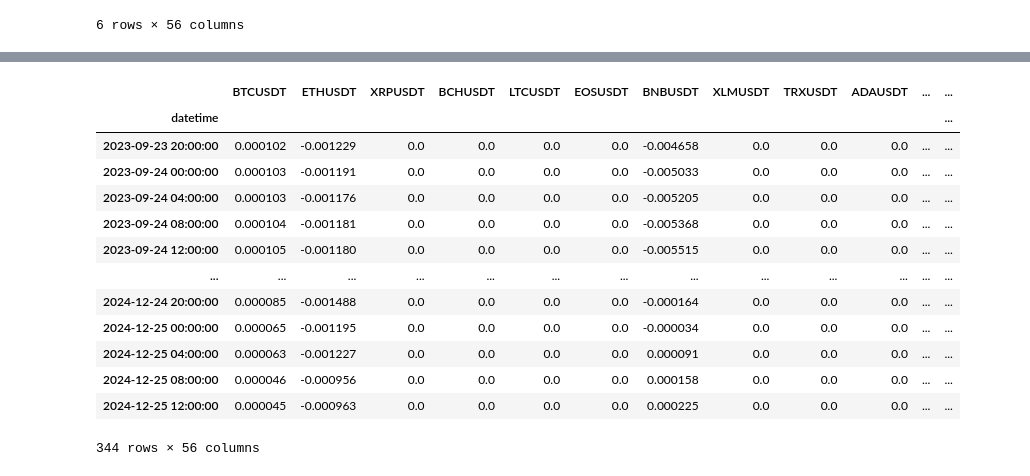
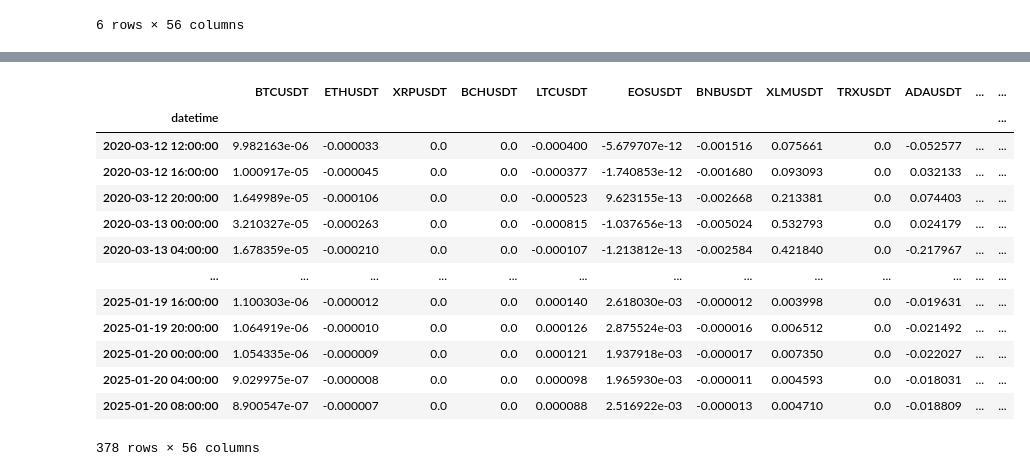
Before and after one commit to wbchristerson/jn-learning, a Jupyter notebook: strategy_09_dynamic_triples.ipynb, the cells around one changed output, grey strips where cells are left out. Saved outputs shown, nothing was run; the diff lists cells and outputs as text; code cells hidden in the pictures.

```diff
--- a/strategy_09_dynamic_triples.ipynb
+++ b/strategy_09_dynamic_triples.ipynb
@@ -267,7 +348,11 @@ Name: 2020-01-02 08:00:00, dtype: float64
 from statsmodels.regression.rolling import RollingOLS
 
 model = RollingOLS(px_close["BTCUSDT"], independent_data_with_zeroes, window=look_back_window_size,
-                   min_nobs=look_back_min_periods, expanding=True)
+                   min_nobs=look_back_min_periods,
+                   expanding=True)
+
+# model = RollingOLS(px_close["BTCUSDT"], independent_data_with_zeroes, window=8, expanding=True)
+
 rolling_result = model.fit(params_only=True)
 rolling_result.params
 # %% [output]
@@ -311,0 +470,25 @@ independent_data_with_zeroes.loc["2020-06-01"]
+# %%
+import statsmodels.api as sm
+
+running_params = pd.DataFrame(0.0, columns=independent_data_with_zeroes.columns, index=[])
+
+for index in range(look_back_window_size, len(independent_data_with_zeroes)):
+    dependent_var_data = px_close["BTCUSDT"].iloc[(index-look_back_window_size):index]
+    independent_vars_data = independent_data_with_zeroes.iloc[(index-look_back_window_size):index]
+    model = sm.OLS(dependent_var_data, independent_vars_data)
+    result = model.fit()
+    running_params.loc[independent_data_with_zeroes.index[index]] = result.params
+
+
+model = sm.OLS(
+    px_close["BTCUSDT"].iloc[0:look_back_window_size],
+    independent_data_with_zeroes[0:look_back_window_size])
+result = model.fit()
+
+# independent_data_with_zeroes[independent_coins]
+# independent_data_with_zeroes
+# px_close["BTCUSDT"]
+
+# result.params
+# result.summary()
+running_params
@@ -312,4 +559,7 @@ independent_data_with_zeroes.loc["2020-06-01"]
 # %%
-estimates = (rolling_result.params[independent_coins] * px_close[independent_coins]).sum(axis=1) + rolling_result.params["const"]
+# estimates = (rolling_result.params[independent_coins] * independent_data_with_zeroes[independent_coins]).sum(axis=1) + rolling_result.params["const"]
+# estimates
+
+estimates = (running_params[independent_coins] * independent_data_with_zeroes[independent_coins]).sum(axis=1) + running_params["const"]
 estimates
 # %% [output]
@@ -541,7 +790,7 @@ get_net_return(holdings_df_A, close_price_returns).cumsum().plot()
 from enum import Enum
 import math
 
-threshold = 2.5
+threshold = 3.0
 
 holdings_df_B = pd.DataFrame(0.0, columns=px_close.columns, index=px_close.index)
 
@@ -549,47 +798,49 @@ class ZScoreType(Enum):
     HI_Z_SCORE = 1
     LO_Z_SCORE = 2
     MID_Z_SCORE = 3
 
 z_score_type = ZScoreType.MID_Z_SCORE
 
 for datetime_point in px_close.index:
     curr_z_score = z_scores.loc[datetime_point]
     if not math.isnan(curr_z_score):
         if curr_z_score > threshold or (z_score_type == ZScoreType.HI_Z_SCORE and curr_z_score > 0.0):
             holdings_df_B.loc[datetime_point, "BTCUSDT"] = -1.0
             holdings_df_B.loc[datetime_point, independent_coins] = \
-                rolling_result.params.loc[datetime_point, independent_coins]
+                running_params.loc[datetime_point, independent_coins]
+                #rolling_result.params.loc[datetime_point, independent_coins]
             z_score_type = ZScoreType.HI_Z_SCORE
         elif curr_z_score < -threshold or (z_score_type == ZScoreType.LO_Z_SCORE and curr_z_score < 0.0):
             holdings_df_B.loc[datetime_point, "BTCUSDT"] = 1.0
             holdings_df_B.loc[datetime_point, independent_coins] = \
-                -rolling_result.params.loc[datetime_point, independent_coins]
+                -running_params.loc[datetime_point, independent_coins]
+                #-rolling_result.params.loc[datetime_point, independent_coins]
             z_score_type = ZScoreType.LO_Z_SCORE
         elif curr_z_score > 0.0 and z_score_type == ZScoreType.LO_Z_SCORE:
             z_score_type = ZScoreType.MID_Z_SCORE
         elif curr_z_score < 0.0 and z_score_type == ZScoreType.HI_Z_SCORE:
             z_score_type = ZScoreType.MID_Z_SCORE
 
 holdings_df_B = holdings_df_B.divide(holdings_df_B.abs().sum(axis=1), axis=0)
 holdings_df_B = holdings_df_B.shift()
 holdings_df_B.fillna(0.0, inplace=True)
 
 holdings_df_B[holdings_df_B["BTCUSDT"] > 0.0]
 # %% [output]
 |  | BTCUSDT | ETHUSDT | XRPUSDT | BCHUSDT | LTCUSDT | EOSUSDT | BNBUSDT | XLMUSDT | TRXUSDT | ADAUSDT | ... | ... |
 | datetime |  |  |  |  |  |  |  |  |  |  |  | ... |
-| 2023-09-23 20:00:00 | 0.000102 | -0.001229 | 0.0 | 0.0 | 0.0 | 0.0 | -0.004658 | 0.0 | 0.0 | 0.0 | ... | ... |
-| 2023-09-24 00:00:00 | 0.000103 | -0.001191 | 0.0 | 0.0 | 0.0 | 0.0 | -0.005033 | 0.0 | 0.0 | 0.0 | ... | ... |
-| 2023-09-24 04:00:00 | 0.000103 | -0.001176 | 0.0 | 0.0 | 0.0 | 0.0 | -0.005205 | 0.0 | 0.0 | 0.0 | ... | ... |
-| 2023-09-24 08:00:00 | 0.000104 | -0.001181 | 0.0 | 0.0 | 0.0 | 0.0 | -0.005368 | 0.0 | 0.0 | 0.0 | ... | ... |
-| 2023-09-24 12:00:00 | 0.000105 | -0.001180 | 0.0 | 0.0 | 0.0 | 0.0 | -0.005515 | 0.0 | 0.0 | 0.0 | ... | ... |
+| 2020-03-12 12:00:00 | 9.982163e-06 | -0.000033 | 0.0 | 0.0 | -0.000400 | -5.679707e-12 | -0.001516 | 0.075661 | 0.0 | -0.052577 | ... | ... |
+| 2020-03-12 16:00:00 | 1.000917e-05 | -0.000045 | 0.0 | 0.0 | -0.000377 | -1.740853e-12 | -0.001680 | 0.093093 | 0.0 | 0.032133 | ... | ... |
+| 2020-03-12 20:00:00 | 1.649989e-05 | -0.000106 | 0.0 | 0.0 | -0.000523 | 9.623155e-13 | -0.002668 | 0.213381 | 0.0 | 0.074403 | ... | ... |
+| 2020-03-13 00:00:00 | 3.210327e-05 | -0.000263 | 0.0 | 0.0 | -0.000815 | -1.037656e-13 | -0.005024 | 0.532793 | 0.0 | 0.024179 | ... | ... |
+| 2020-03-13 04:00:00 | 1.678359e-05 | -0.000210 | 0.0 | 0.0 | -0.000107 | -1.213812e-13 | -0.002584 | 0.421840 | 0.0 | -0.217967 | ... | ... |
 | ... | ... | ... | ... | ... | ... | ... | ... | ... | ... | ... | ... | ... |
-| 2024-12-24 20:00:00 | 0.000085 | -0.001488 | 0.0 | 0.0 | 0.0 | 0.0 | -0.000164 | 0.0 | 0.0 | 0.0 | ... | ... |
-| 2024-12-25 00:00:00 | 0.000065 | -0.001195 | 0.0 | 0.0 | 0.0 | 0.0 | -0.000034 | 0.0 | 0.0 | 0.0 | ... | ... |
-| 2024-12-25 04:00:00 | 0.000063 | -0.001227 | 0.0 | 0.0 | 0.0 | 0.0 | 0.000091 | 0.0 | 0.0 | 0.0 | ... | ... |
-| 2024-12-25 08:00:00 | 0.000046 | -0.000956 | 0.0 | 0.0 | 0.0 | 0.0 | 0.000158 | 0.0 | 0.0 | 0.0 | ... | ... |
-| 2024-12-25 12:00:00 | 0.000045 | -0.000963 | 0.0 | 0.0 | 0.0 | 0.0 | 0.000225 | 0.0 | 0.0 | 0.0 | ... | ... |
+| 2025-01-19 16:00:00 | 1.100303e-06 | -0.000012 | 0.0 | 0.0 | 0.000140 | 2.618030e-03 | -0.000012 | 0.003998 | 0.0 | -0.019631 | ... | ... |
+| 2025-01-19 20:00:00 | 1.064919e-06 | -0.000010 | 0.0 | 0.0 | 0.000126 | 2.875524e-03 | -0.000016 | 0.006512 | 0.0 | -0.021492 | ... | ... |
+| 2025-01-20 00:00:00 | 1.054335e-06 | -0.000009 | 0.0 | 0.0 | 0.000121 | 1.937918e-03 | -0.000017 | 0.007350 | 0.0 | -0.022027 | ... | ... |
+| 2025-01-20 04:00:00 | 9.029975e-07 | -0.000008 | 0.0 | 0.0 | 0.000098 | 1.965930e-03 | -0.000011 | 0.004593 | 0.0 | -0.018031 | ... | ... |
+| 2025-01-20 08:00:00 | 8.900547e-07 | -0.000007 | 0.0 | 0.0 | 0.000088 | 2.516922e-03 | -0.000013 | 0.004710 | 0.0 | -0.018809 | ... | ... |
-344 rows × 56 columns
+378 rows × 56 columns
 # %%
 get_net_return(holdings_df_B, close_price_returns).cumsum().plot()
 # %% [output]
```
Also changed, not shown: parts of 38 cells of this notebook.
